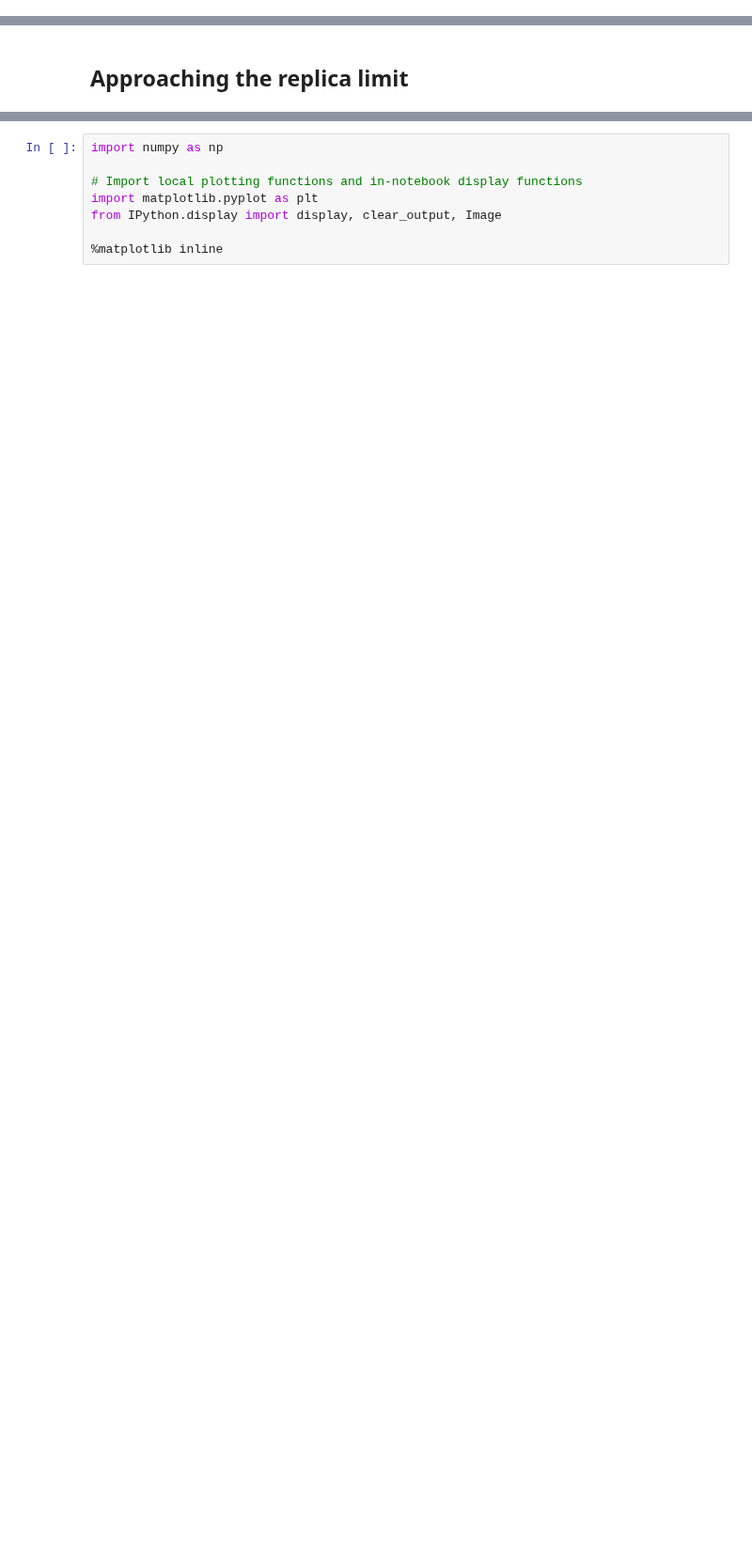
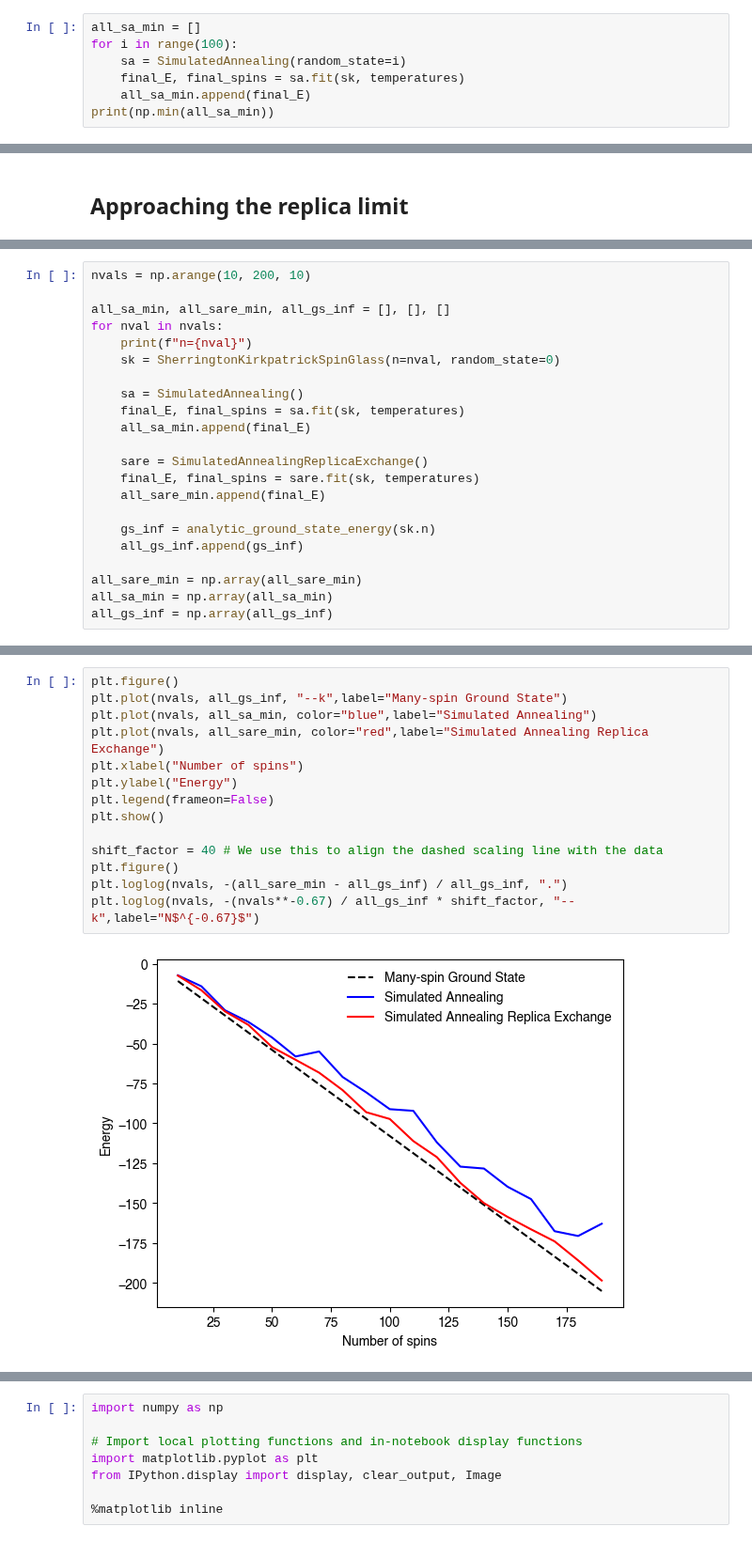
Before and after one commit to williamgilpin/cphy, a Jupyter notebook: talks/spin_glass.ipynb, the cells around one changed output, grey strips where cells are left out. Shown at 94% size. Saved outputs shown, nothing was run; the diff lists cells and outputs as text; blank space fills up the shorter version.

```diff
--- a/talks/spin_glass.ipynb
+++ b/talks/spin_glass.ipynb
@@ -639,0 +442,7 @@ Median swap acceptance: 0.724
+# %%
+all_sa_min = []
+for i in range(100):
+    sa = SimulatedAnnealing(random_state=i)
+    final_E, final_spins = sa.fit(sk, temperatures)
+    all_sa_min.append(final_E)
+print(np.min(all_sa_min))
@@ -667,0 +459,22 @@ sk.n
+# %%
+nvals = np.arange(10, 200, 10)
+
+all_sa_min, all_sare_min, all_gs_inf = [], [], []
+for nval in nvals:
+    print(f"n={nval}")
+    sk = SherringtonKirkpatrickSpinGlass(n=nval, random_state=0)
+
+    sa = SimulatedAnnealing()
+    final_E, final_spins = sa.fit(sk, temperatures)
+    all_sa_min.append(final_E)
+
+    sare = SimulatedAnnealingReplicaExchange()
+    final_E, final_spins = sare.fit(sk, temperatures)
+    all_sare_min.append(final_E)
+
+    gs_inf = analytic_ground_state_energy(sk.n)
+    all_gs_inf.append(gs_inf)
+
+all_sare_min = np.array(all_sare_min)
+all_sa_min = np.array(all_sa_min)
+all_gs_inf = np.array(all_gs_inf)
@@ -667,0 +501,16 @@ sk.n
+# %%
+plt.figure()
+plt.plot(nvals, all_gs_inf, "--k",label="Many-spin Ground State")
+plt.plot(nvals, all_sa_min, color="blue",label="Simulated Annealing")
+plt.plot(nvals, all_sare_min, color="red",label="Simulated Annealing Replica Exchange")
+plt.xlabel("Number of spins")
+plt.ylabel("Energy")
+plt.legend(frameon=False)
+plt.show()
+
+shift_factor = 40 # We use this to align the dashed scaling line with the data
+plt.figure()
+plt.loglog(nvals, -(all_sare_min - all_gs_inf) / all_gs_inf, ".")
+plt.loglog(nvals, -(nvals**-0.67) / all_gs_inf * shift_factor, "--k",label="N$^{-0.67}$")
+# %% [output]
+[figure, added]
```
Also changed, not shown: parts of 30 cells of this notebook, 1 other file.
